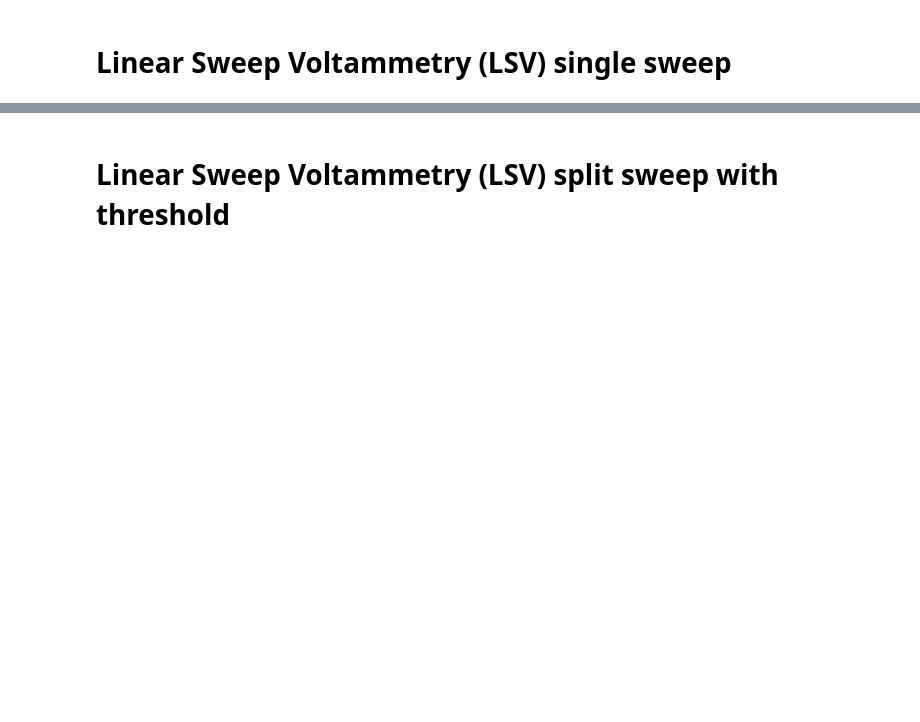
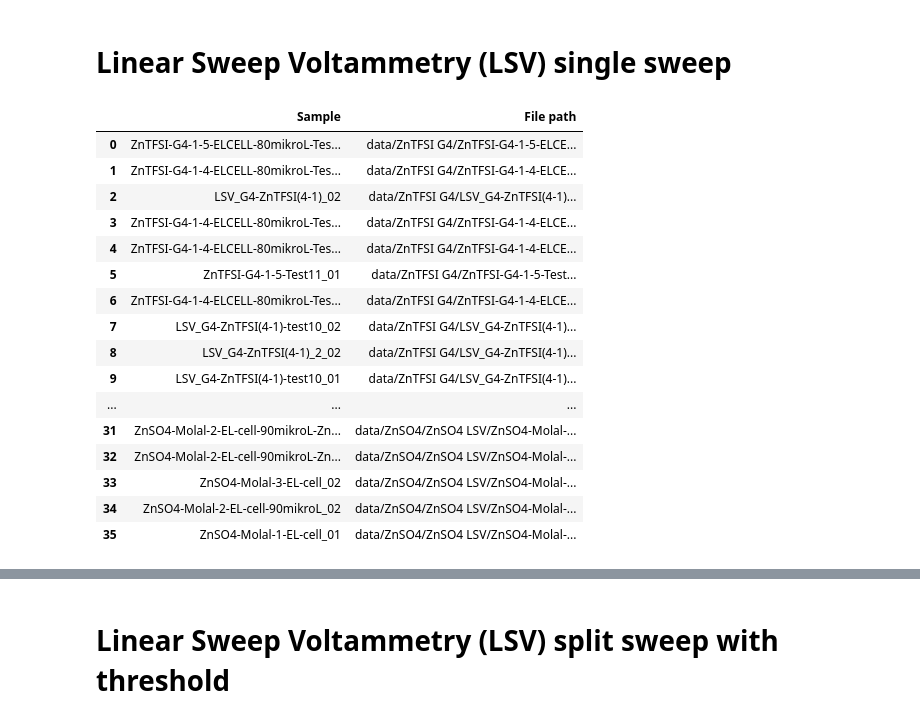
Before and after one commit to Atuxen/EClab, a Jupyter notebook: notebook.ipynb, the cells around one changed output, grey strips where cells are left out. Saved outputs shown, nothing was run; the diff lists cells and outputs as text; code cells hidden in the pictures; blank space fills up the shorter version.

```diff
--- a/notebook.ipynb
+++ b/notebook.ipynb
@@ -122,9 +111,26 @@ PEIS files:
 # %% [markdown]
 # Linear Sweep Voltammetry (LSV) single sweep
 # %%
-#Data.tabulate(Data.data_lsv)
-VoltaGraph.lsv_plot([9,16])
+Data.tabulate(Data.data_lsv)
+VoltaGraph.lsv_plot([9])
 # %% [output]
+|  | Sample | File path |
+| 0 | ZnTFSI-G4-1-5-ELCELL-80mikroL-Tes... | data/ZnTFSI G4/ZnTFSI-G4-1-5-ELCE... |
+| 1 | ZnTFSI-G4-1-4-ELCELL-80mikroL-Tes... | data/ZnTFSI G4/ZnTFSI-G4-1-4-ELCE... |
+| 2 | LSV_G4-ZnTFSI(4-1)_02 | data/ZnTFSI G4/LSV_G4-ZnTFSI(4-1)... |
+| 3 | ZnTFSI-G4-1-4-ELCELL-80mikroL-Tes... | data/ZnTFSI G4/ZnTFSI-G4-1-4-ELCE... |
+| 4 | ZnTFSI-G4-1-4-ELCELL-80mikroL-Tes... | data/ZnTFSI G4/ZnTFSI-G4-1-4-ELCE... |
+| 5 | ZnTFSI-G4-1-5-Test11_01 | data/ZnTFSI G4/ZnTFSI-G4-1-5-Test... |
+| 6 | ZnTFSI-G4-1-4-ELCELL-80mikroL-Tes... | data/ZnTFSI G4/ZnTFSI-G4-1-4-ELCE... |
+| 7 | LSV_G4-ZnTFSI(4-1)-test10_02 | data/ZnTFSI G4/LSV_G4-ZnTFSI(4-1)... |
+| 8 | LSV_G4-ZnTFSI(4-1)_2_02 | data/ZnTFSI G4/LSV_G4-ZnTFSI(4-1)... |
+| 9 | LSV_G4-ZnTFSI(4-1)-test10_01 | data/ZnTFSI G4/LSV_G4-ZnTFSI(4-1)... |
+| ... | ... | ... |
+| 31 | ZnSO4-Molal-2-EL-cell-90mikroL-Zn... | data/ZnSO4/ZnSO4 LSV/ZnSO4-Molal-... |
+| 32 | ZnSO4-Molal-2-EL-cell-90mikroL-Zn... | data/ZnSO4/ZnSO4 LSV/ZnSO4-Molal-... |
+| 33 | ZnSO4-Molal-3-EL-cell_02 | data/ZnSO4/ZnSO4 LSV/ZnSO4-Molal-... |
+| 34 | ZnSO4-Molal-2-EL-cell-90mikroL_02 | data/ZnSO4/ZnSO4 LSV/ZnSO4-Molal-... |
+| 35 | ZnSO4-Molal-1-EL-cell_01 | data/ZnSO4/ZnSO4 LSV/ZnSO4-Molal-... |
 [interactive output not drawn]
 [interactive output not drawn]
 [interactive output not drawn]
```
Also changed, not shown: parts of 7 cells of this notebook, 7 other files.
